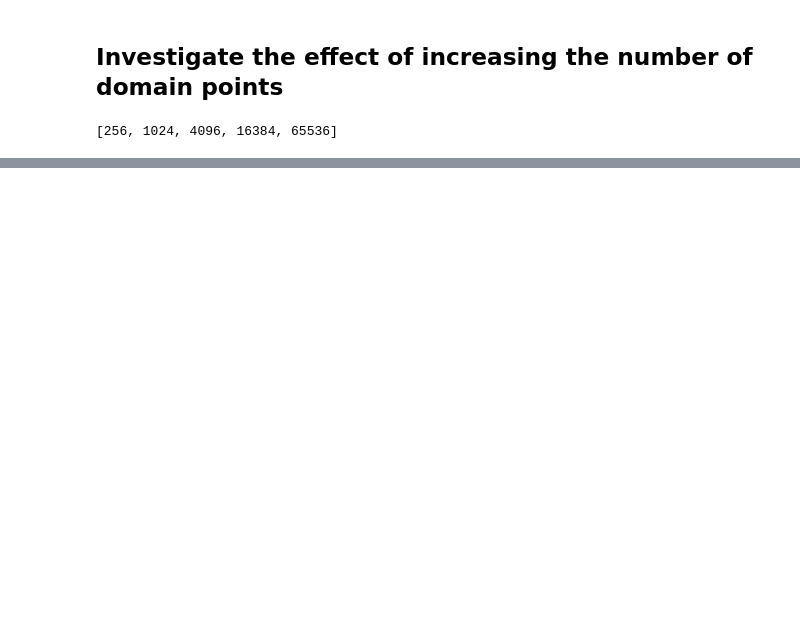
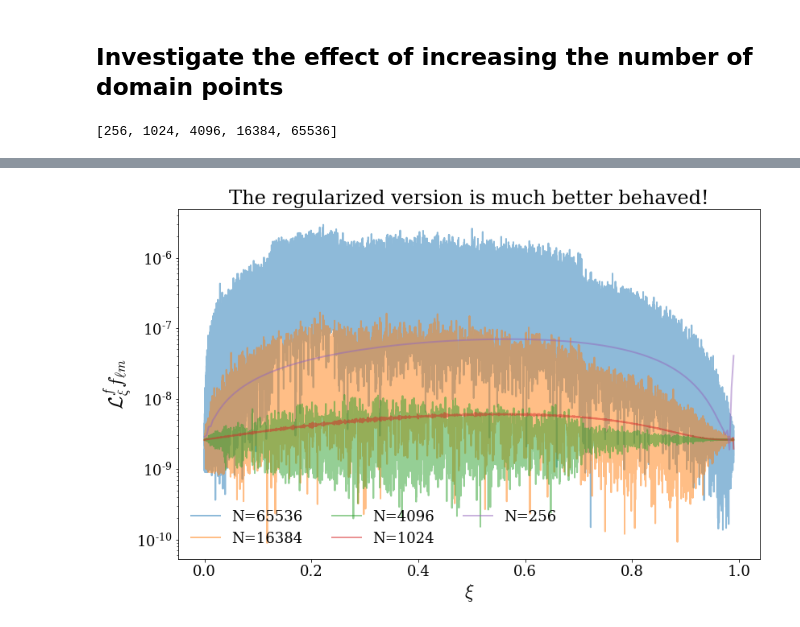
Before and after one commit to llondon6/koalas, a Jupyter notebook: issues/open/rlm_development.ipynb, the cells around one changed output, grey strips where cells are left out. Saved outputs shown, nothing was run; the diff lists cells and outputs as text; code cells hidden in the pictures; blank space fills up the shorter version.

```diff
--- a/issues/open/rlm_development.ipynb
+++ b/issues/open/rlm_development.ipynb
@@ -99,0 +96,10 @@ title('prior to scalng away ingular behavior, extrmely high resolution is needed
+# %%
+# for each domain size, generate the radial funciton and store for testing
+R_array = []
+x_array = []
+z_array = []
+for numx in numx_range:
+    x_,R_,z_ = foo.__calc_rlm__(num_x=numx,__DEVELOPMENT__=True,__REGULARIZE__=True)
+    x_array.append(x_)
+    R_array.append(R_)
+    z_array.append(z_)
@@ -99,0 +112,14 @@ title('prior to scalng away ingular behavior, extrmely high resolution is needed
+# %%
+figure( figsize=2*figaspect(0.618) )
+
+for k in range(len(numx_range))[::-1]:
+    plot( x_array[k], abs(z_array[k]),alpha=0.5, label='N='+str(numx_range[k]),lw=2 )
+
+yscale('log')
+# ylim(1e-8,1e0)
+legend(ncol=3)
+ylabel(r'$\mathcal{L}_{\xi}^f f_{\ell m}$')
+xlabel(r'$\xi$');
+title('The regularized version is much better behaved!');
+# %% [output]
+[figure, added]
```
Also changed, not shown: parts of 6 cells of this notebook, 1 other file.
